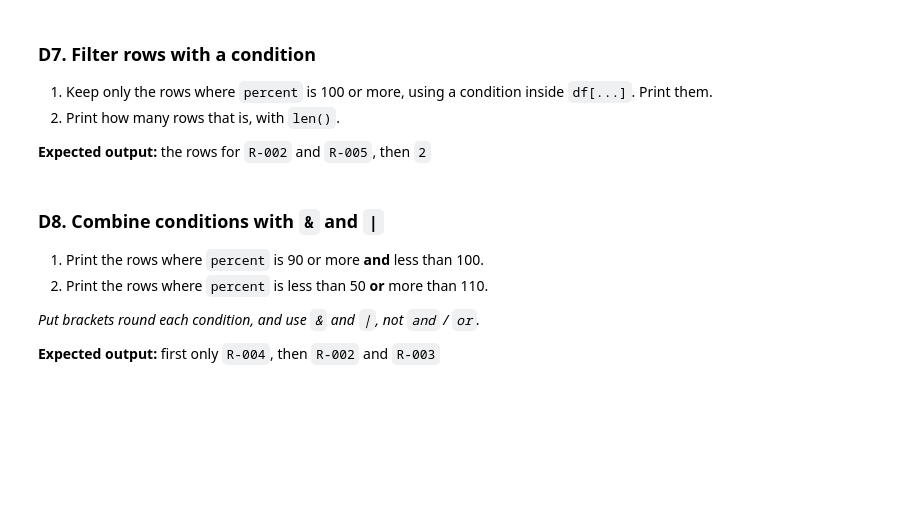
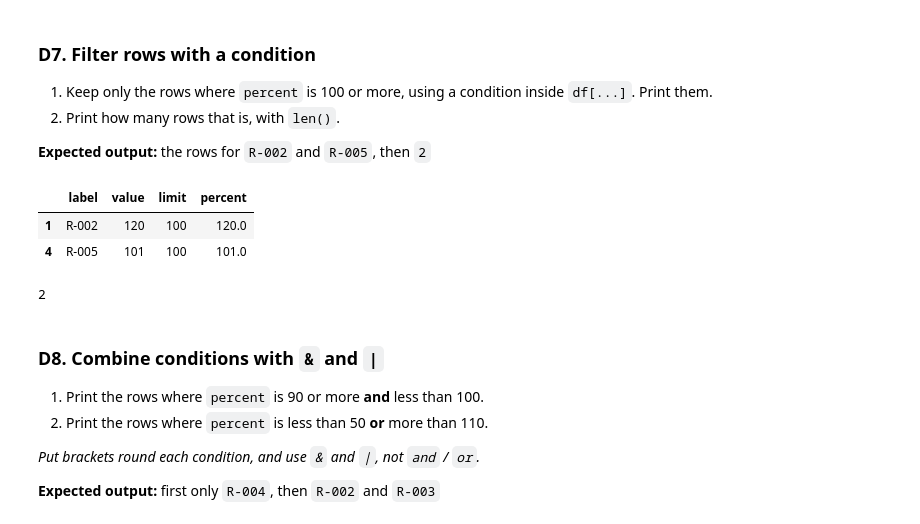
Before and after one commit to BlessingSesay/CST1510, a Jupyter notebook: Week 06 - Pandas/LAB/W06_Lab.ipynb, the cells around one changed output. Cells and saved outputs as stored; diff of their text form; code cells hidden in the pictures; blank space fills up the shorter version.

```diff
--- a/Week 06 - Pandas/LAB/W06_Lab.ipynb
+++ b/Week 06 - Pandas/LAB/W06_Lab.ipynb
@@ -140,3 +194,13 @@ Add a `percent` column to `df`: `(value / limit) * 100`. Print `df`.
+# %%
+df[df["percent"] >= 100]
+# %% [output]
+|  | label | value | limit | percent |
+| 1 | R-002 | 120 | 100 | 120.0 |
+| 4 | R-005 | 101 | 100 | 101.0 |
+# %%
+print(len(df[df["percent"] >= 100]))
+# %% [output]
+2
 # %% [markdown]
 ### D8. Combine conditions with `&` and `|`
 
```
Also changed, not shown: parts of 29 cells of this notebook, 7 other files.
